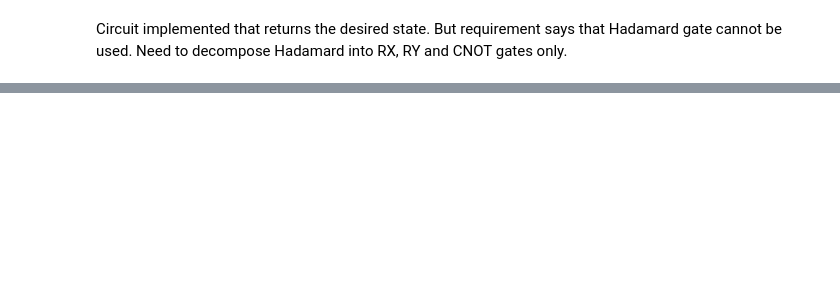
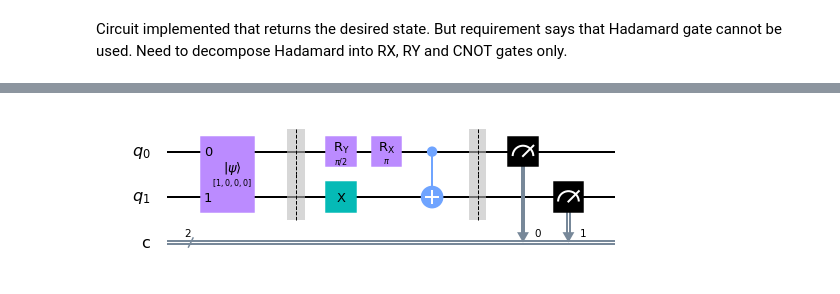
Before and after one commit to PikminGuy/bell-state, a Jupyter notebook: qosf_task2.ipynb, the cells around one changed output, grey strips where cells are left out. Cells and saved outputs as stored; diff of their text form; code cells hidden in the pictures; blank space fills up the shorter version.

Commit message:
Implemented decomposition of Hadamard gate

```diff
--- a/qosf_task2.ipynb
+++ b/qosf_task2.ipynb
@@ -112,0 +144,24 @@ Circuit implemented that returns the desired state. But requirement says that Ha
+# %%
+#Create Bell state using Hadamard and CNOT gates
+
+#Initialize |00> state
+circ, q_reg, c_reg = initializeCircuit()
+
+#Apply gates to transform to desired Bell state
+circ.barrier()
+circ.x(q_reg[1])
+
+#Decomposed H
+circ.ry(deg_90, q_reg[0])
+circ.rx(deg_180, q_reg[0])
+
+circ.cx(q_reg[0],q_reg[1])
+
+#Measure qubits
+circ.barrier()
+circ.measure(q_reg, c_reg)
+
+#Display circuit
+circ.draw('mpl')
+# %% [output]
+[figure, added]
```
Also changed, not shown: parts of 7 cells of this notebook, 2 other files.
